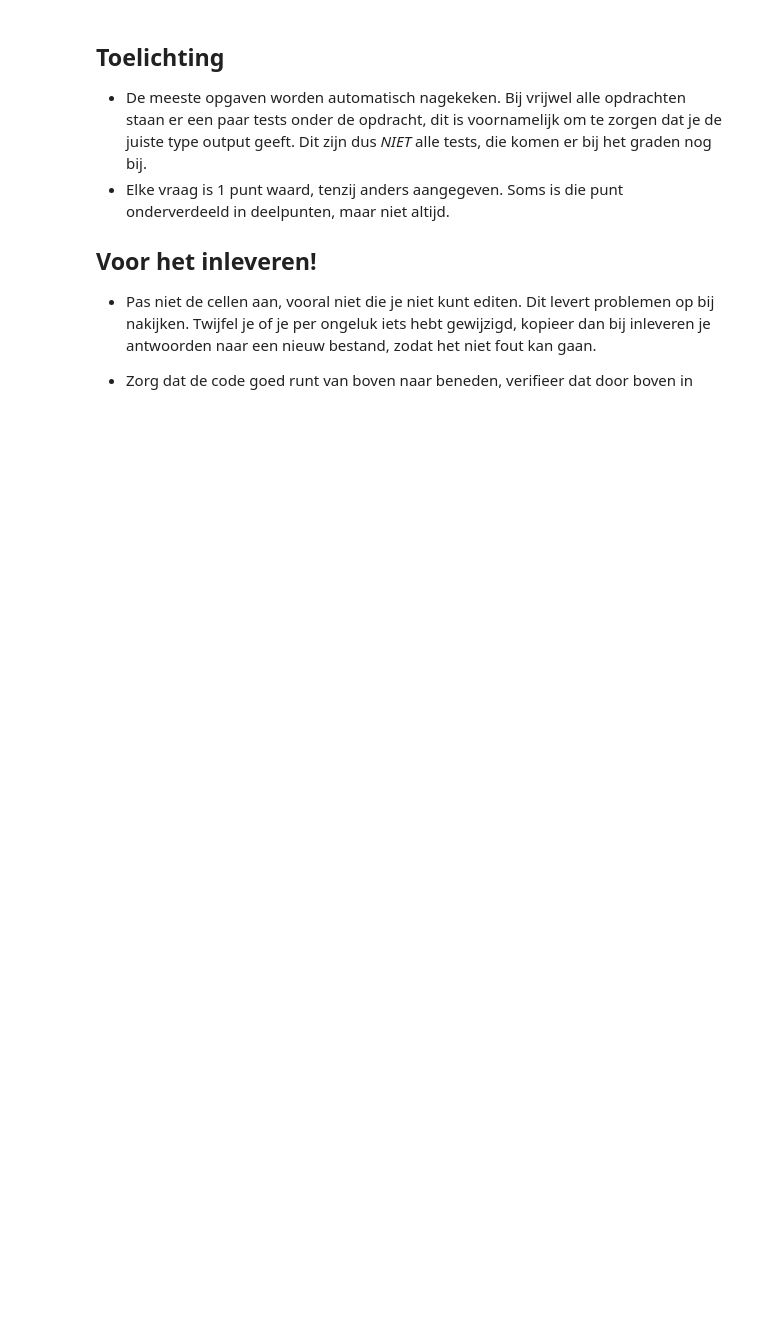
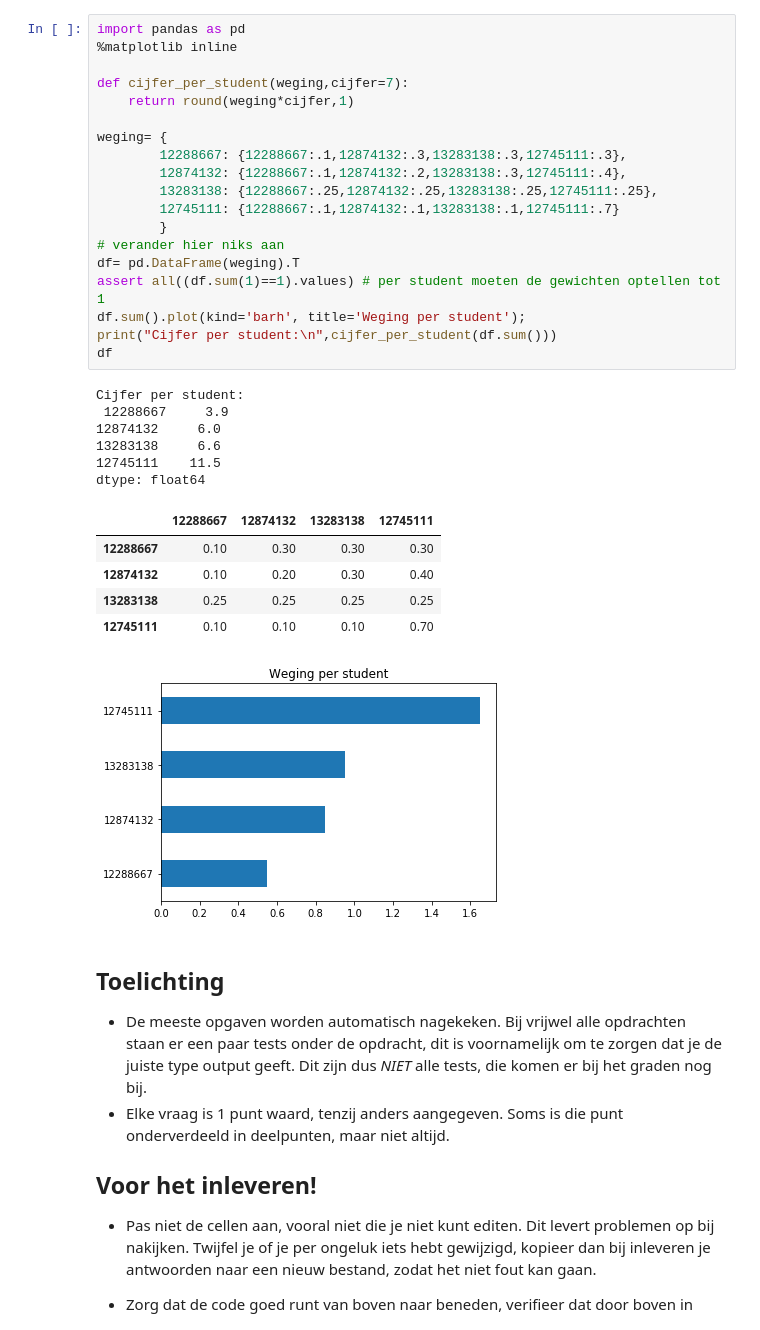
Before and after one commit to maartenmarx/KD2021, a Jupyter notebook: W7/W7_11.ipynb, the cells around one changed output. Cells and saved outputs as stored; diff of their text form; blank space fills up the shorter version.

```diff
--- a/W7/W7_11.ipynb
+++ b/W7/W7_11.ipynb
@@ -19,6 +19,38 @@
     * Let op, per student moeten de punten optellen tot 1!
     * De gegeven punten staan in de tabel op de rijen, de ontvangen punten in de kolommen.
     * met `cijfer_per_student` kan je bepalen welk cijfer ieder krijgt bij een gegeven groepscijfer.
+# %%
+import pandas as pd
+%matplotlib inline
+
+def cijfer_per_student(weging,cijfer=7):
+    return round(weging*cijfer,1)
+
+weging= {
+        12288667: {12288667:.1,12874132:.3,13283138:.3,12745111:.3},
+        12874132: {12288667:.1,12874132:.2,13283138:.3,12745111:.4},
+        13283138: {12288667:.25,12874132:.25,13283138:.25,12745111:.25},
+        12745111: {12288667:.1,12874132:.1,13283138:.1,12745111:.7}
+        }
+# verander hier niks aan
+df= pd.DataFrame(weging).T
+assert all((df.sum(1)==1).values) # per student moeten de gewichten optellen tot 1
+df.sum().plot(kind='barh', title='Weging per student');
+print("Cijfer per student:\n",cijfer_per_student(df.sum()))
+df
+# %% [output]
+Cijfer per student:
+ 12288667     3.9
+12874132     6.0
+13283138     6.6
+12745111    11.5
+dtype: float64
+|  | 12288667 | 12874132 | 13283138 | 12745111 |
+| 12288667 | 0.10 | 0.30 | 0.30 | 0.30 |
+| 12874132 | 0.10 | 0.20 | 0.30 | 0.40 |
+| 13283138 | 0.25 | 0.25 | 0.25 | 0.25 |
+| 12745111 | 0.10 | 0.10 | 0.10 | 0.70 |
+[figure, added]
 # %% [markdown]
 ## Toelichting
 
```
Also changed, not shown: parts of 15 cells of this notebook.
